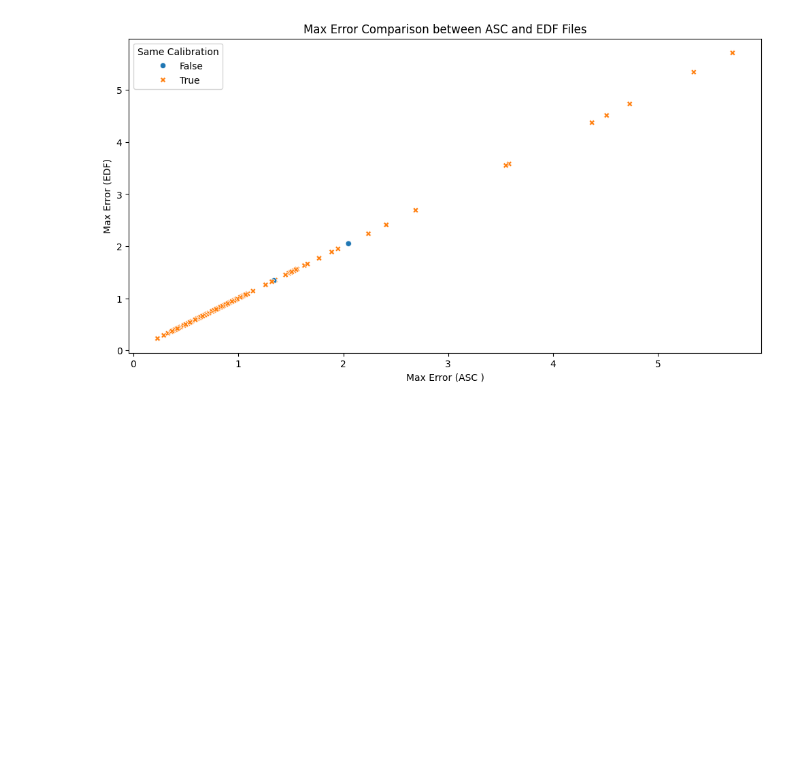
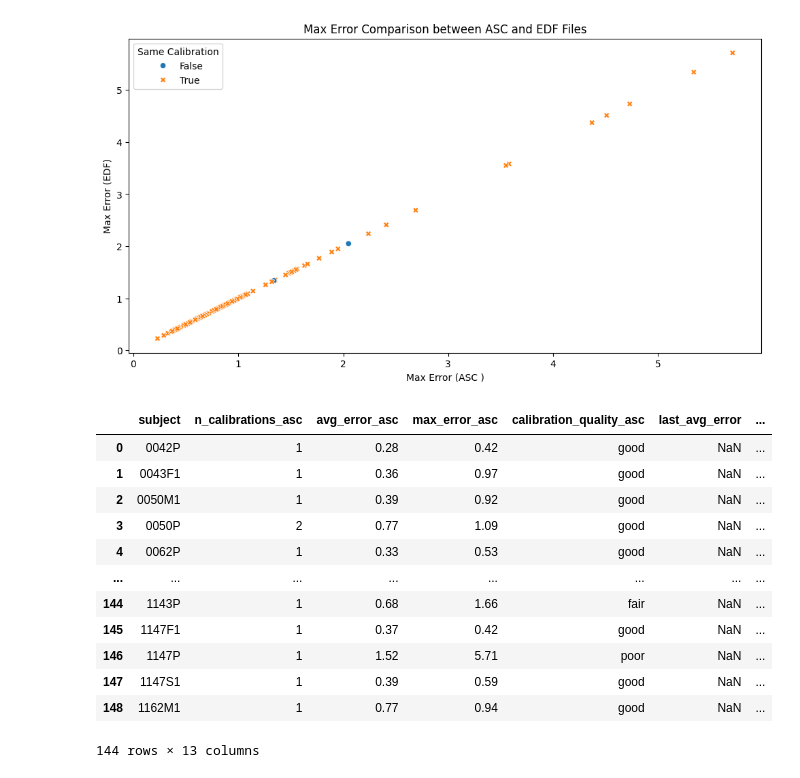
Before and after one commit to gabrielblancogomez/q1k_neurosubs, a Jupyter notebook: code/et/2_gap_et_preprocessing.ipynb, the cells around one changed output. Drawn from its saved outputs; the diff is of its cells as text; code cells hidden in the pictures; blank space fills up the shorter version.

```diff
--- a/code/et/2_gap_et_preprocessing.ipynb
+++ b/code/et/2_gap_et_preprocessing.ipynb
@@ -996,3 +1010,19 @@ else:
 # %% [output]
 [figure]
 [figure]
+# %%
+calibration_df_merged
+# %% [output]
+|  | subject | n_calibrations_asc | avg_error_asc | max_error_asc | calibration_quality_asc | last_avg_error | ... |
+| 0 | 0042P | 1 | 0.28 | 0.42 | good | NaN | ... |
+| 1 | 0043F1 | 1 | 0.36 | 0.97 | good | NaN | ... |
+| 2 | 0050M1 | 1 | 0.39 | 0.92 | good | NaN | ... |
+| 3 | 0050P | 2 | 0.77 | 1.09 | good | NaN | ... |
+| 4 | 0062P | 1 | 0.33 | 0.53 | good | NaN | ... |
+| ... | ... | ... | ... | ... | ... | ... | ... |
+| 144 | 1143P | 1 | 0.68 | 1.66 | fair | NaN | ... |
+| 145 | 1147F1 | 1 | 0.37 | 0.42 | good | NaN | ... |
+| 146 | 1147P | 1 | 1.52 | 5.71 | poor | NaN | ... |
+| 147 | 1147S1 | 1 | 0.39 | 0.59 | good | NaN | ... |
+| 148 | 1162M1 | 1 | 0.77 | 0.94 | good | NaN | ... |
+144 rows × 13 columns
```
Also changed, not shown: parts of 7 cells of this notebook.
